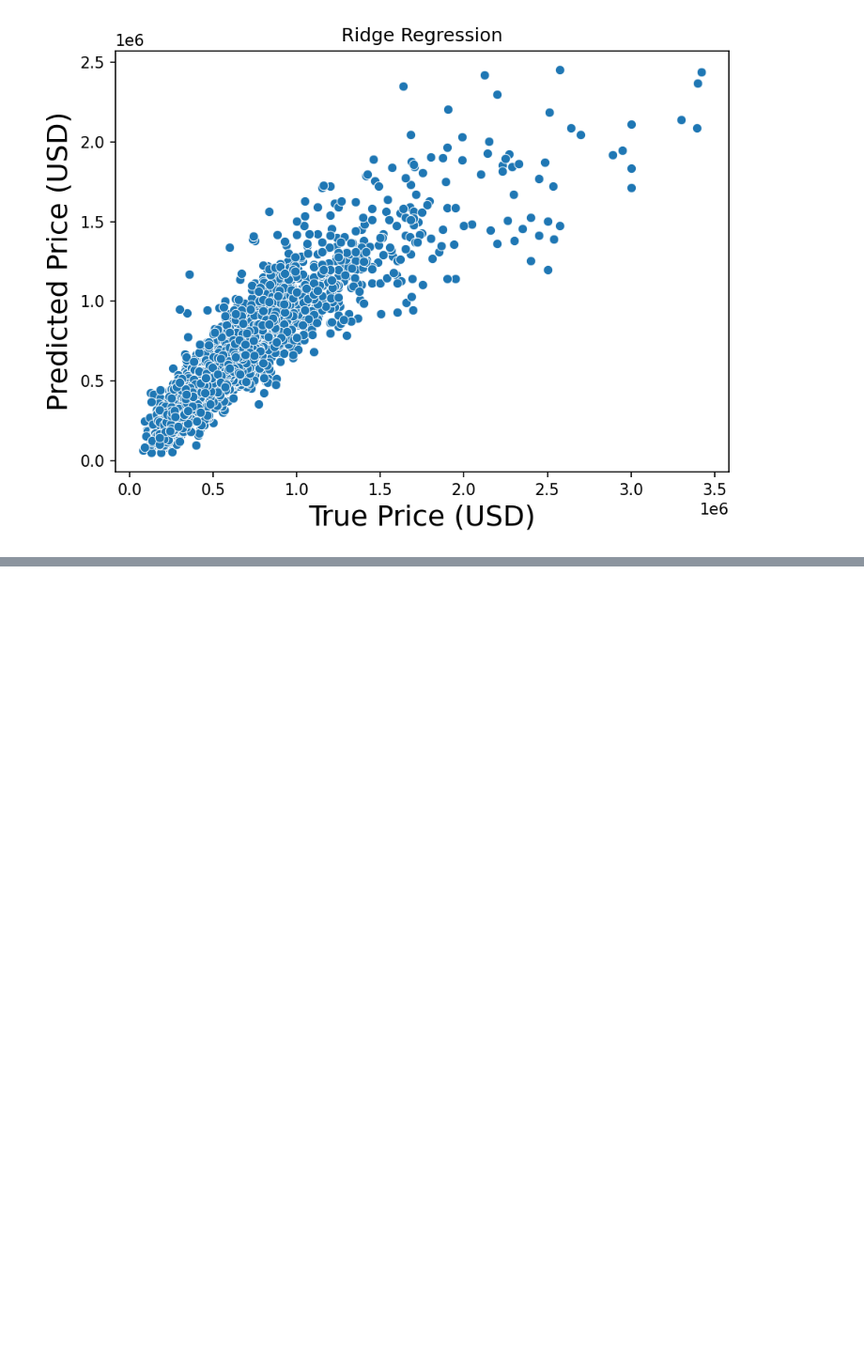
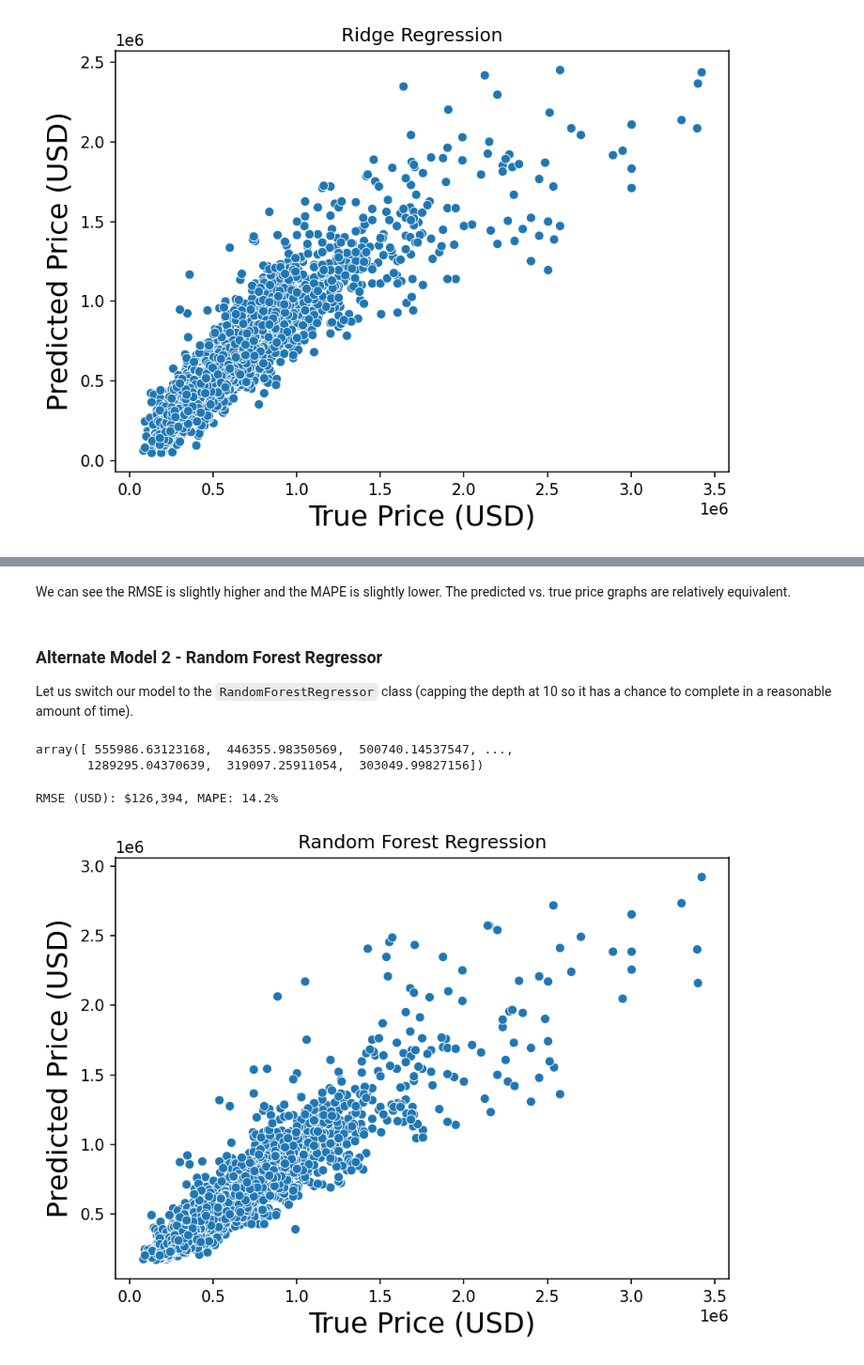
Before and after one commit to jmfb/CS5610, a Jupyter notebook: m4p4/M4 Project 4.2 Experiment.ipynb, the cells around one changed output, grey strips where cells are left out. Shown at 94% size. Drawn from its saved outputs; the diff is of its cells as text; code cells hidden in the pictures; blank space fills up the shorter version.

```diff
--- a/m4p4/M4 Project 4.2 Experiment.ipynb
+++ b/m4p4/M4 Project 4.2 Experiment.ipynb
@@ -167,0 +194,26 @@ pred_true_plot.set(xlabel="True Price (USD)", ylabel="Predicted Price (USD)", ti
+# %% [markdown]
+We can see the RMSE is slightly higher and the MAPE is slightly lower.  The predicted vs. true price graphs are relatively equivalent.
+# %% [markdown]
+### Alternate Model 2 - Random Forest Regressor
+
+Let us switch our model to the `RandomForestRegressor` class (capping the depth at 10 so it has a chance to complete in a reasonable amount of time).
+# %%
+model = RandomForestRegressor(max_depth=10, random_state=777)
+model.fit(train_X, train_y)
+pred_y = model.predict(test_X)
+pred_y
+# %% [output]
+array([ 555986.63123168,  446355.98350569,  500740.14537547, ...,
+       1289295.04370639,  319097.25911054,  303049.99827156])
+# %%
+mse = mean_squared_error(test_y, pred_y)
+rmse = np.sqrt(mse)
+mape = mean_absolute_percentage_error(test_y, pred_y)
+print(f"RMSE (USD): ${rmse:,.0f}, MAPE: {mape:.1%}")
+# %% [output]
+RMSE (USD): $126,394, MAPE: 14.2%
+# %%
+pred_true_plot = sns.scatterplot(x=test_y, y=pred_y)
+pred_true_plot.set(xlabel="True Price (USD)", ylabel="Predicted Price (USD)", title="Random Forest Regression");
+# %% [output]
+[figure, added]
```
Also changed, not shown: parts of 7 cells of this notebook.
